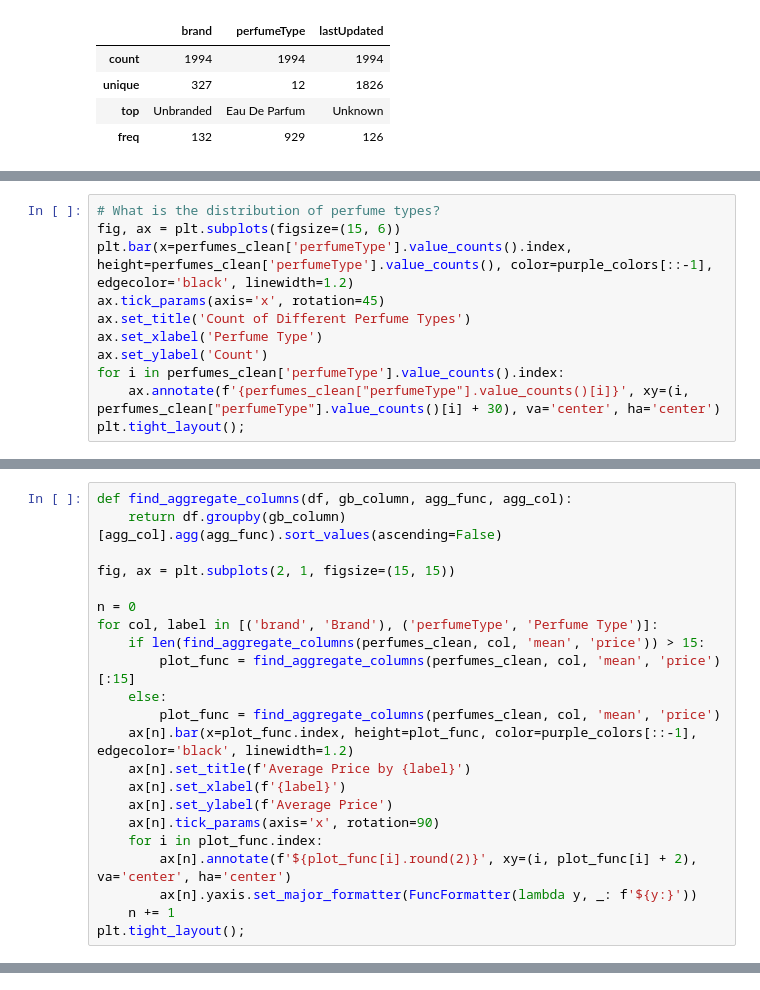
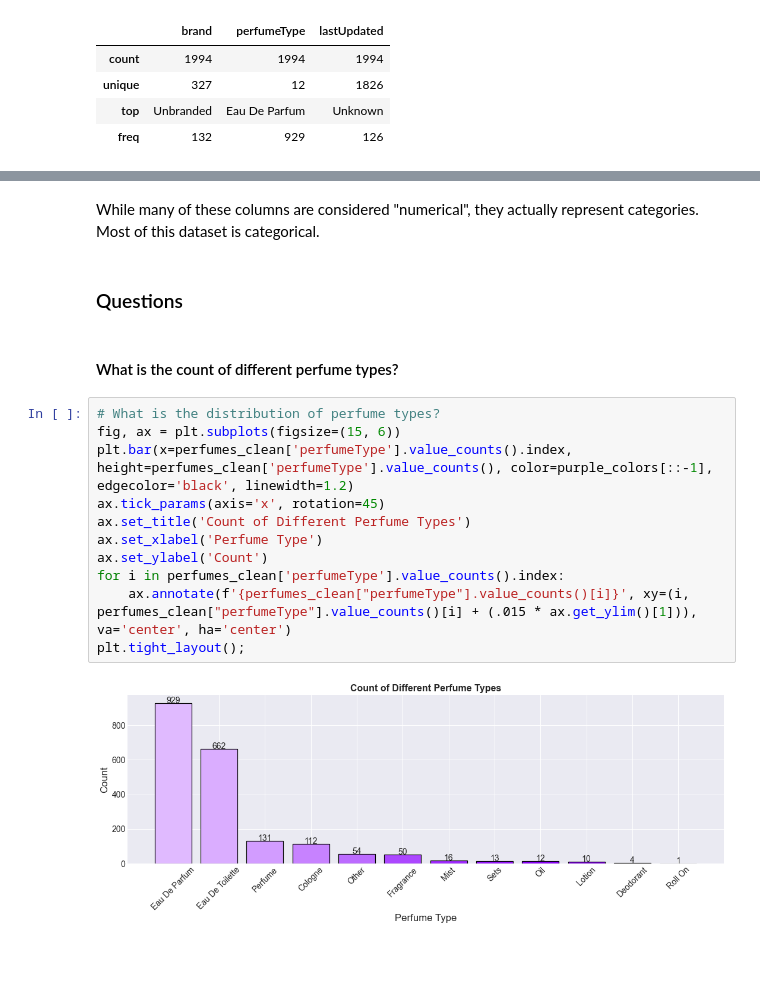
Before and after one commit to TrinityGahagen2K/ebay-perfume-analysis, a Jupyter notebook: ebay_perfume_analysis.ipynb, the cells around one changed output, grey strips where cells are left out. Cells and saved outputs as stored; diff of their text form; blank space fills up the shorter version.

Commit message:
Finished analysis, annotated with comments and markdown

```diff
--- a/ebay_perfume_analysis.ipynb
+++ b/ebay_perfume_analysis.ipynb
@@ -478,11 +507,0 @@ perfumes_clean.describe(include="O")
-# %%
-# What is the distribution of perfume types?
-fig, ax = plt.subplots(figsize=(15, 6))
-plt.bar(x=perfumes_clean['perfumeType'].value_counts().index, height=perfumes_clean['perfumeType'].value_counts(), color=purple_colors[::-1], edgecolor='black', linewidth=1.2)
-ax.tick_params(axis='x', rotation=45)
-ax.set_title('Count of Different Perfume Types')
-ax.set_xlabel('Perfume Type')
-ax.set_ylabel('Count')
-for i in perfumes_clean['perfumeType'].value_counts().index:
-    ax.annotate(f'{perfumes_clean["perfumeType"].value_counts()[i]}', xy=(i, perfumes_clean["perfumeType"].value_counts()[i] + 30), va='center', ha='center')
-plt.tight_layout();
@@ -509,22 +507,0 @@ plt.tight_layout();
-# %%
-def find_aggregate_columns(df, gb_column, agg_func, agg_col):
-    return df.groupby(gb_column)[agg_col].agg(agg_func).sort_values(ascending=False)
-
-fig, ax = plt.subplots(2, 1, figsize=(15, 15))
-
-n = 0
-for col, label in [('brand', 'Brand'), ('perfumeType', 'Perfume Type')]:
-    if len(find_aggregate_columns(perfumes_clean, col, 'mean', 'price')) > 15:
-        plot_func = find_aggregate_columns(perfumes_clean, col, 'mean', 'price')[:15]
-    else:
-        plot_func = find_aggregate_columns(perfumes_clean, col, 'mean', 'price')
-    ax[n].bar(x=plot_func.index, height=plot_func, color=purple_colors[::-1], edgecolor='black', linewidth=1.2)
-    ax[n].set_title(f'Average Price by {label}')
-    ax[n].set_xlabel(f'{label}')
-    ax[n].set_ylabel(f'Average Price')
-    ax[n].tick_params(axis='x', rotation=90)
-    for i in plot_func.index:
-        ax[n].annotate(f'${plot_func[i].round(2)}', xy=(i, plot_func[i] + 2), va='center', ha='center')
-        ax[n].yaxis.set_major_formatter(FuncFormatter(lambda y, _: f'${y:}'))
-    n += 1
-plt.tight_layout();
@@ -612,0 +508,19 @@ plt.tight_layout();
+# %% [markdown]
+While many of these columns are considered "numerical", they actually represent categories. Most of this dataset is categorical.
+# %% [markdown]
+### Questions
+# %% [markdown]
+#### What is the count of different perfume types?
+# %%
+# What is the distribution of perfume types?
+fig, ax = plt.subplots(figsize=(15, 6))
+plt.bar(x=perfumes_clean['perfumeType'].value_counts().index, height=perfumes_clean['perfumeType'].value_counts(), color=purple_colors[::-1], edgecolor='black', linewidth=1.2)
+ax.tick_params(axis='x', rotation=45)
+ax.set_title('Count of Different Perfume Types')
+ax.set_xlabel('Perfume Type')
+ax.set_ylabel('Count')
+for i in perfumes_clean['perfumeType'].value_counts().index:
+    ax.annotate(f'{perfumes_clean["perfumeType"].value_counts()[i]}', xy=(i, perfumes_clean["perfumeType"].value_counts()[i] + (.015 * ax.get_ylim()[1])), va='center', ha='center')
+plt.tight_layout();
+# %% [output]
+[figure, added]
```
Also changed, not shown: parts of 71 cells of this notebook.
